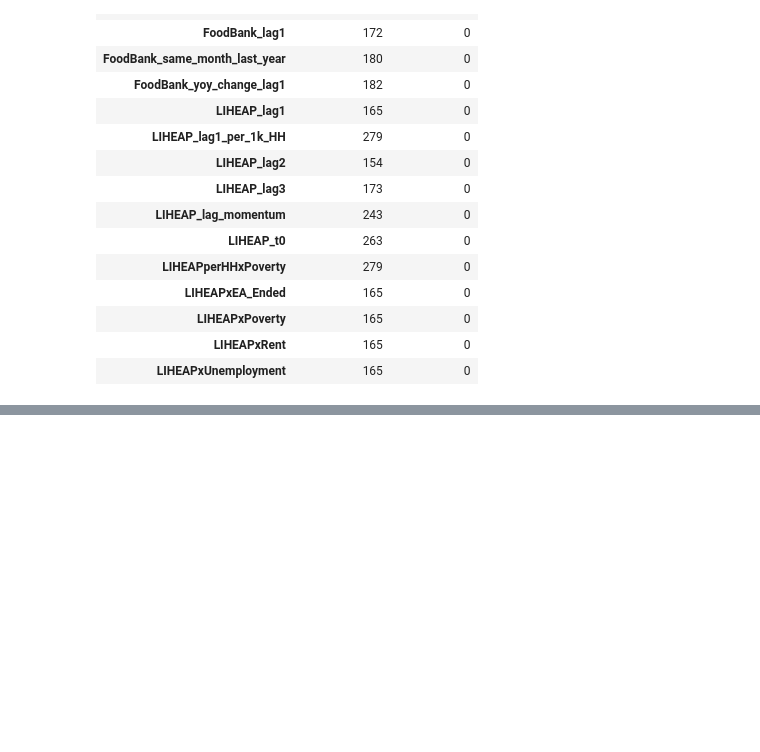
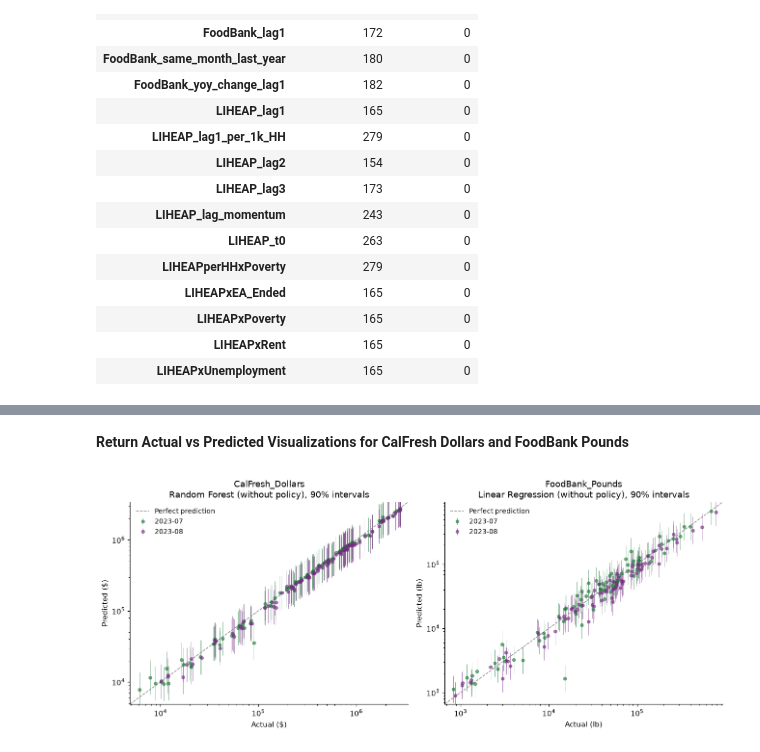
Before and after one commit to AHayslip23/LIHEAP_Project, a Jupyter notebook: Predictive_Modeling.ipynb, the cells around one changed output, grey strips where cells are left out. Cells and saved outputs as stored; diff of their text form; code cells hidden in the pictures; blank space fills up the shorter version.

```diff
--- a/Predictive_Modeling.ipynb
+++ b/Predictive_Modeling.ipynb
@@ -468,0 +932,13 @@ Rows with a CalFresh target: 850; with a food bank target: 681
+# %%
+interval_rows = []
+for key, r in runs.items():
+    q = np.quantile(np.abs(r["oof"]["resid_log"]), 0.90)
+    tp = r["test_pred"]
+    tp["lower"] = np.expm1(tp["pred_log"] - q)
+    tp["upper"] = np.expm1(tp["pred_log"] + q)
+    covered = ((tp["actual"] >= tp["lower"]) & (tp["actual"] <= tp["upper"])).mean()
+    interval_rows.append({"Target": key[0], "Model": key[1], "Version": "With policy" if key[2] else "Without policy",
+                          "Half-width (log)": q, "Typical range": f"x{np.exp(-q):.2f} to x{np.exp(q):.2f}",
+                          "Test coverage": covered})
+interval_table = pd.DataFrame(interval_rows)
+display(interval_table.round(3))
@@ -468,0 +959,21 @@ Rows with a CalFresh target: 850; with a food bank target: 681
+# %% [markdown]
+**Return Actual vs Predicted Visualizations for CalFresh Dollars and FoodBank Pounds**
+# %%
+fig, axes = plt.subplots(1, 2, figsize=(12, 5))
+for ax, target in zip(axes, TARGETS):
+    key = best_keys[target]
+    tp = runs[key]["test_pred"]
+    for month, color in zip(sorted(tp["Month_Year"].unique()), ["#1b7837", "#762a83"]):
+        g = tp[tp["Month_Year"] == month]
+        ax.errorbar(g["actual"], g["pred"], yerr=[g["pred"] - g["lower"], g["upper"] - g["pred"]],
+                    fmt="o", ms=4, alpha=0.6, elinewidth=0.6, color=color, label=month)
+    lim = [tp[["actual", "pred"]].min().min() * 0.8, tp[["actual", "pred"]].max().max() * 1.2]
+    ax.plot(lim, lim, color="#888", ls="--", lw=1, label="Perfect prediction")
+    ax.set(xscale="log", yscale="log", xlim=lim, ylim=lim,
+           xlabel=f"Actual ({UNITS[target]})", ylabel=f"Predicted ({UNITS[target]})",
+           title=f"{target}\n{key[1]} ({'with' if key[2] else 'without'} policy), 90% intervals")
+    ax.legend(frameon=False, fontsize=9)
+plt.tight_layout()
+plt.show()
+# %% [output]
+[figure, added]
```
Also changed, not shown: parts of 59 cells of this notebook.
